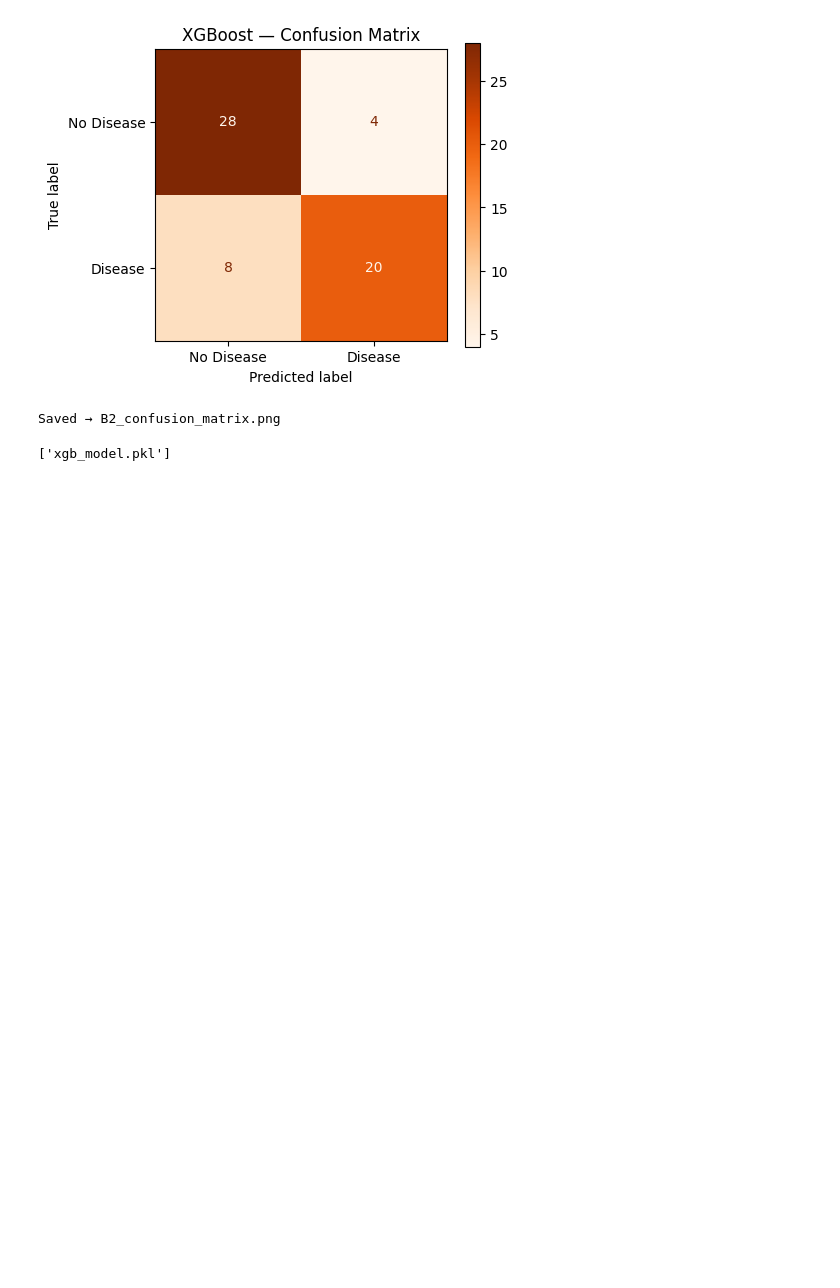
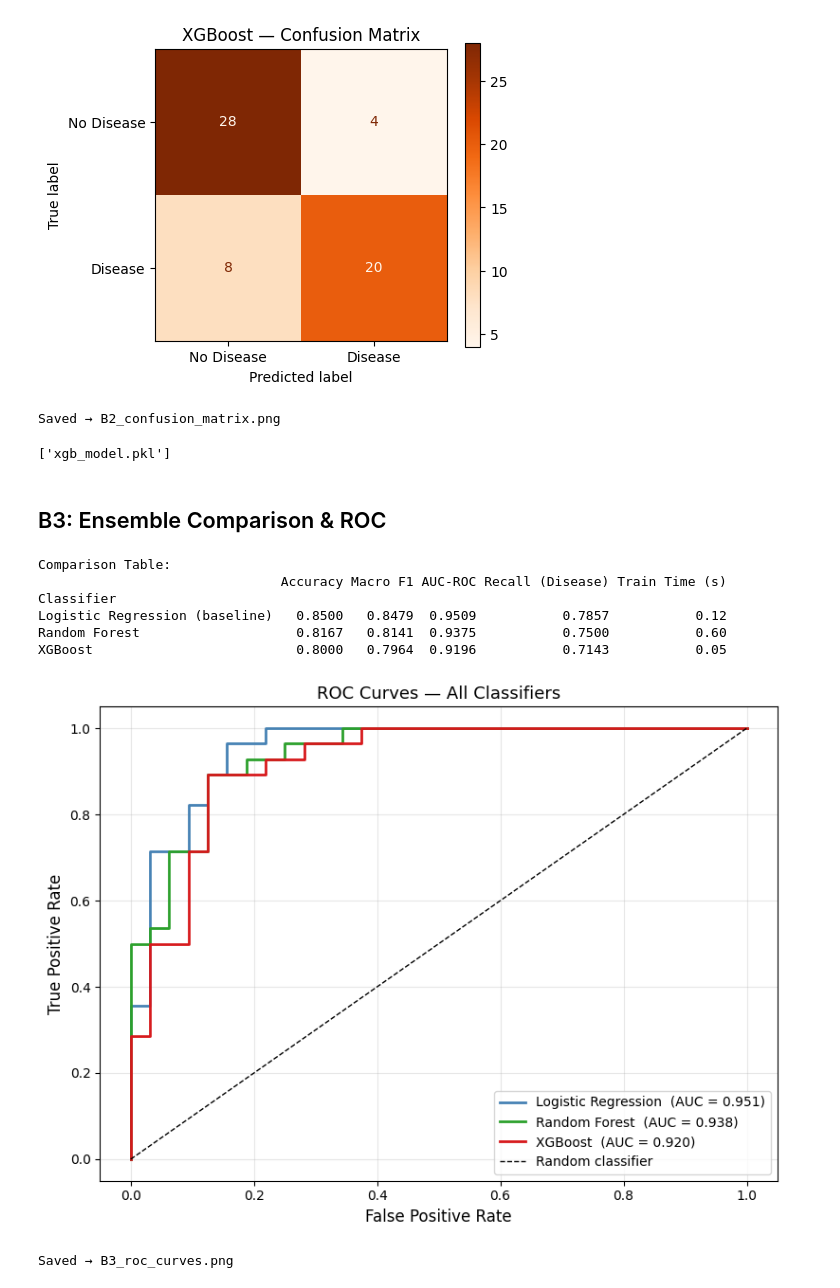
Before and after one commit to maryam2004-hub/i23-6004-DM-Assignment4, a Jupyter notebook: i23_6004_DS_B_DMAssignment4.ipynb, the cells around one changed output. Cells and saved outputs as stored; diff of their text form; code cells hidden in the pictures; blank space fills up the shorter version.

Commit message:
Added comparision table

```diff
--- a/i23_6004_DS_B_DMAssignment4.ipynb
+++ b/i23_6004_DS_B_DMAssignment4.ipynb
@@ -1019,3 +1019,67 @@ weighted avg       0.80      0.80      0.80        60
 [figure]
 Saved → B2_confusion_matrix.png
 ['xgb_model.pkl']
+# %% [markdown]
+## B3: Ensemble Comparison &amp; ROC
+# %%
+from sklearn.linear_model import LogisticRegression
+
+t0 = time.time()
+lr = LogisticRegression(max_iter=1000, random_state=42)
+lr.fit(X_train, y_train)
+lr_train_time = time.time() - t0
+
+y_pred_lr  = lr.predict(X_test)
+y_proba_lr = lr.predict_proba(X_test)[:, 1]
+
+lr_accuracy        = accuracy_score(y_test, y_pred_lr)
+lr_auc             = roc_auc_score(y_test, y_proba_lr)
+lr_f1_macro        = f1_score(y_test, y_pred_lr, average="macro")
+lr_recall_disease  = recall_score(y_test, y_pred_lr, pos_label=1)
+
+# ── Comparison table ─────────────────────────────────────────
+
+comparison = pd.DataFrame({
+    "Classifier"      : ["Logistic Regression (baseline)", "Random Forest", "XGBoost"],
+    "Accuracy"        : [f"{lr_accuracy:.4f}",  f"{rf_accuracy:.4f}",  f"{xgb_accuracy:.4f}"],
+    "Macro F1"        : [f"{lr_f1_macro:.4f}",  f"{rf_f1_macro:.4f}",  f"{xgb_f1_macro:.4f}"],
+    "AUC-ROC"         : [f"{lr_auc:.4f}",        f"{rf_auc:.4f}",        f"{xgb_auc:.4f}"],
+    "Recall (Disease)": [f"{lr_recall_disease:.4f}", f"{rf_recall_disease:.4f}", f"{xgb_recall_disease:.4f}"],
+    "Train Time (s)"  : [f"{lr_train_time:.2f}", f"{rf_train_time:.2f}", f"{xgb_train_time:.2f}"],
+}).set_index("Classifier")
+
+print("\nComparison Table:")
+print(comparison.to_string())
+
+# ── Overlapping ROC curves ────────────────────────────────────
+
+fig, ax = plt.subplots(figsize=(8, 6))
+
+for name, y_proba, color in [
+    ("Logistic Regression", y_proba_lr,  "steelblue"),
+    ("Random Forest",       y_proba_rf,  "#2ca02c"),
+    ("XGBoost",             y_proba_xgb, "#d7191c"),
+]:
+    fpr, tpr, _ = roc_curve(y_test, y_proba)
+    auc_val     = roc_auc_score(y_test, y_proba)
+    ax.plot(fpr, tpr, linewidth=2, color=color, label=f"{name}  (AUC = {auc_val:.3f})")
+
+ax.plot([0, 1], [0, 1], "k--", linewidth=1, label="Random classifier")
+ax.set_xlabel("False Positive Rate", fontsize=12)
+ax.set_ylabel("True Positive Rate", fontsize=12)
+ax.set_title("ROC Curves — All Classifiers", fontsize=13)
+ax.legend(fontsize=10)
+ax.grid(alpha=0.3)
+plt.tight_layout()
+plt.savefig("B3_roc_curves.png", dpi=150)
+plt.show()
+print("Saved → B3_roc_curves.png")
+# %% [output]
+Comparison Table:
+                               Accuracy Macro F1 AUC-ROC Recall (Disease) Train Time (s)
+Classifier
+Logistic Regression (baseline)   0.8500   0.8479  0.9509           0.7857           0.12
+Random Forest                    0.8167   0.8141  0.9375           0.7500           0.60
+XGBoost                          0.8000   0.7964  0.9196           0.7143           0.05
+[figure, added]
+Saved → B3_roc_curves.png
```
Also changed, not shown: parts of 1 cell of this notebook.
